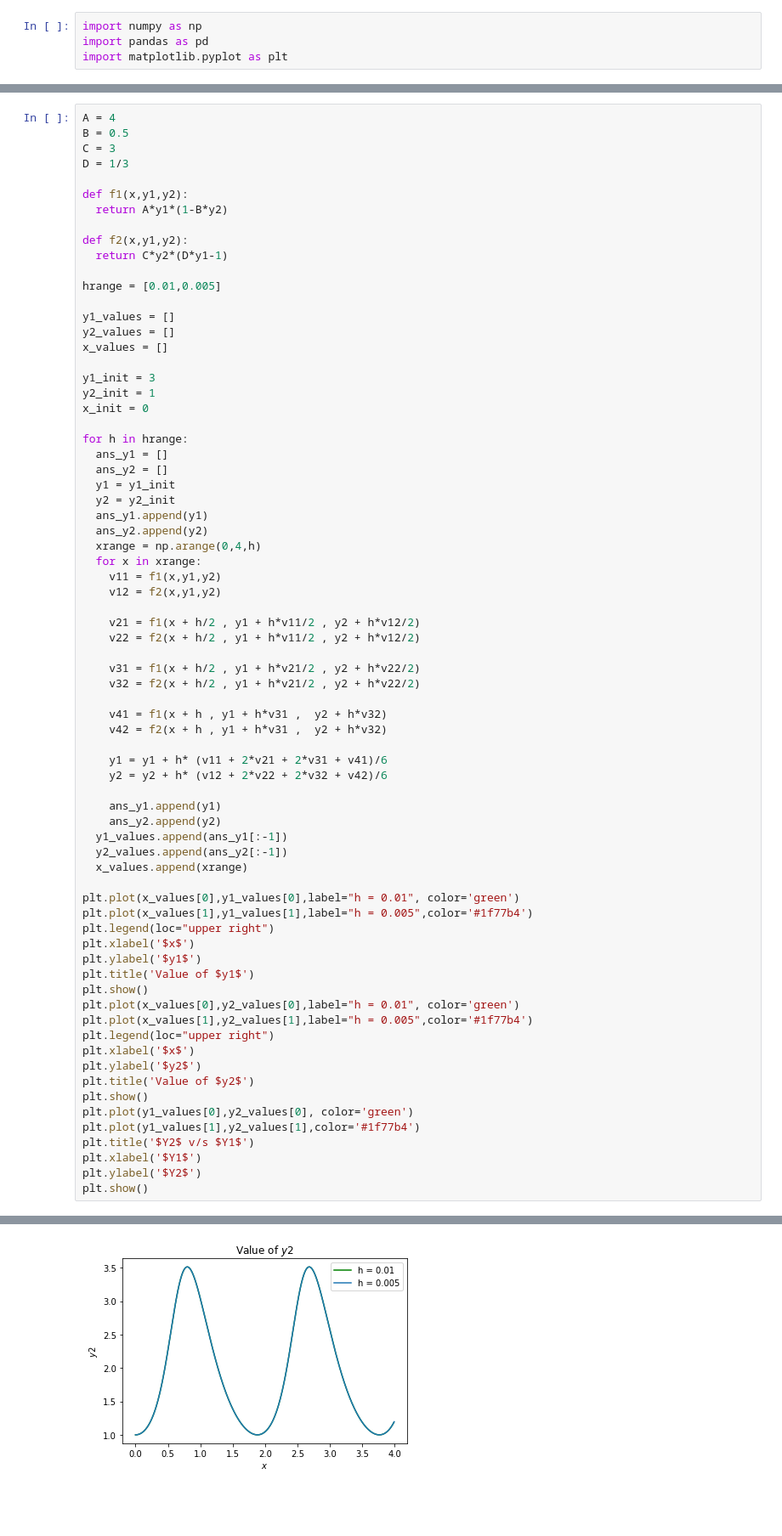
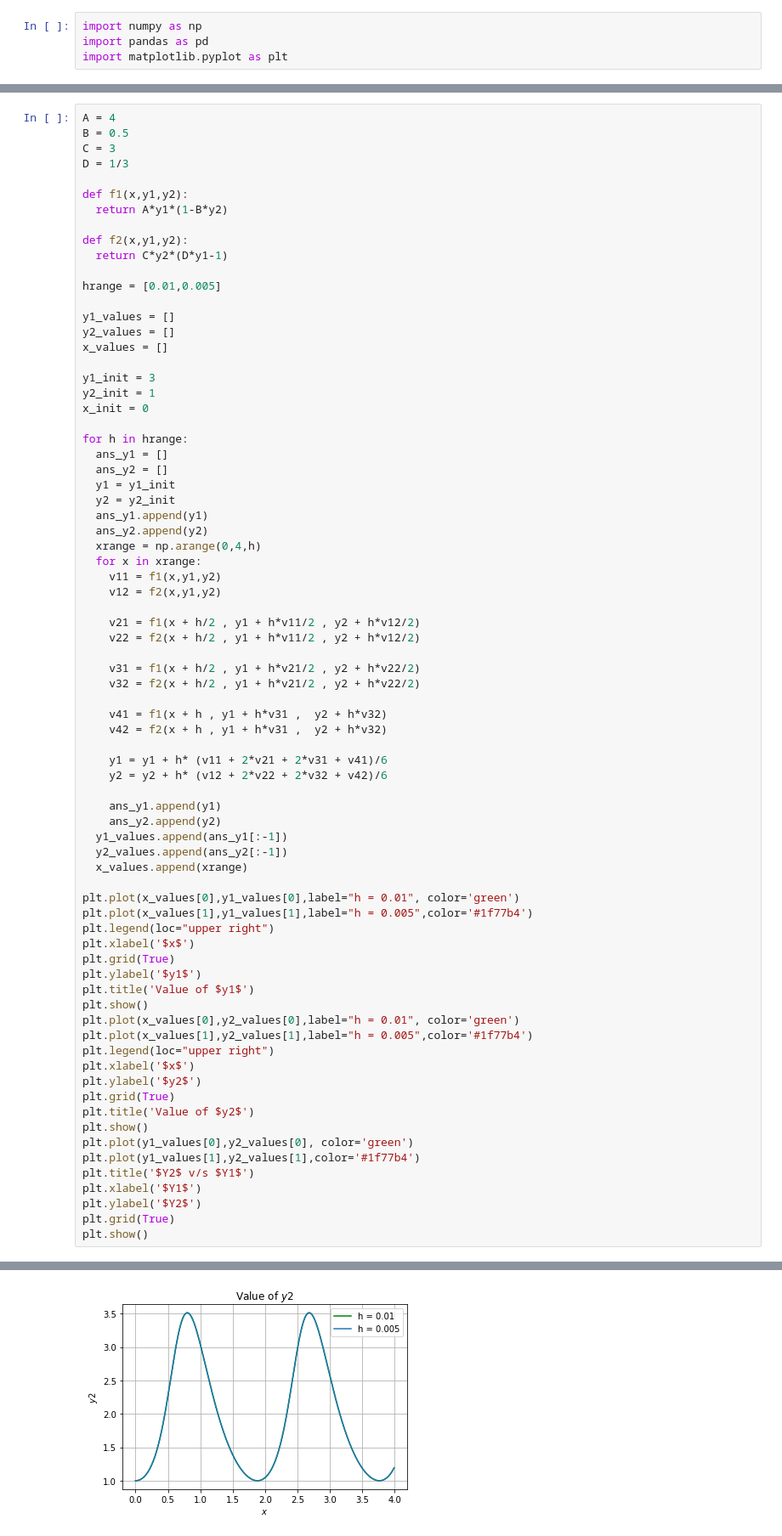
Before and after one commit to Vidhin05/Computational-and-Numerical-Methods, a Jupyter notebook: src/Set_17.ipynb, the cells around one changed output, grey strips where cells are left out. Shown at 85% size. Drawn from its saved outputs; the diff is of its cells as text; blank space fills up the shorter version.

```diff
--- a/src/Set_17.ipynb
+++ b/src/Set_17.ipynb
@@ -159,6 +162,7 @@ plt.plot(x_values[0],y1_values[0],label="h = 0.01", color='green')
 plt.plot(x_values[1],y1_values[1],label="h = 0.005",color='#1f77b4')
 plt.legend(loc="upper right")
 plt.xlabel('$x$')
+plt.grid(True)
 plt.ylabel('$y1$')
 plt.title('Value of $y1$')
 plt.show()
@@ -167,6 +171,7 @@ plt.plot(x_values[1],y2_values[1],label="h = 0.005",color='#1f77b4')
 plt.legend(loc="upper right")
 plt.xlabel('$x$')
 plt.ylabel('$y2$')
+plt.grid(True)
 plt.title('Value of $y2$')
 plt.show()
 plt.plot(y1_values[0],y2_values[0], color='green')
@@ -174,5 +179,6 @@ plt.plot(y1_values[1],y2_values[1],color='#1f77b4')
 plt.title('$Y2$ v/s $Y1$')
 plt.xlabel('$Y1$')
 plt.ylabel('$Y2$')
+plt.grid(True)
 plt.show()
 # %% [output]
@@ -180 +186 @@ plt.show()
-[figure, old version]
+[figure, new version]
```
Also changed, not shown: parts of 4 cells of this notebook, 9 other files.
